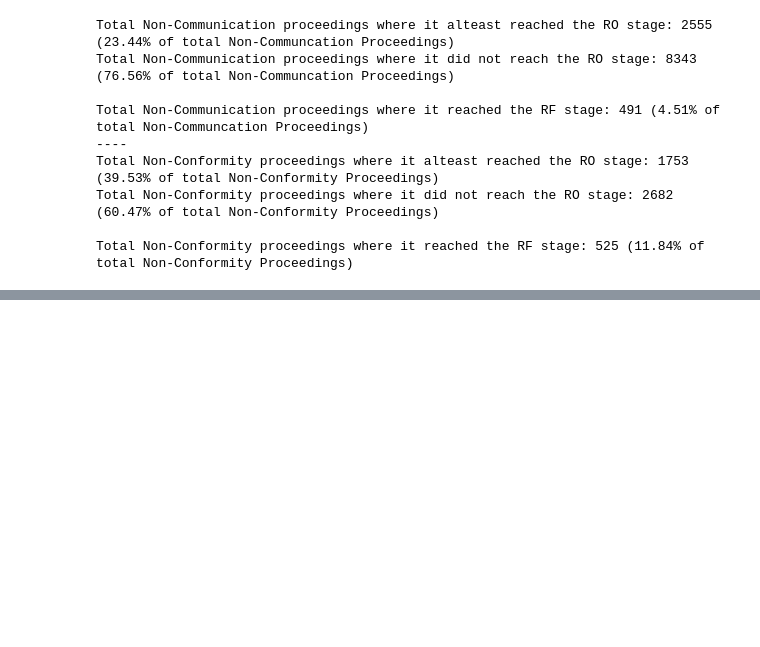
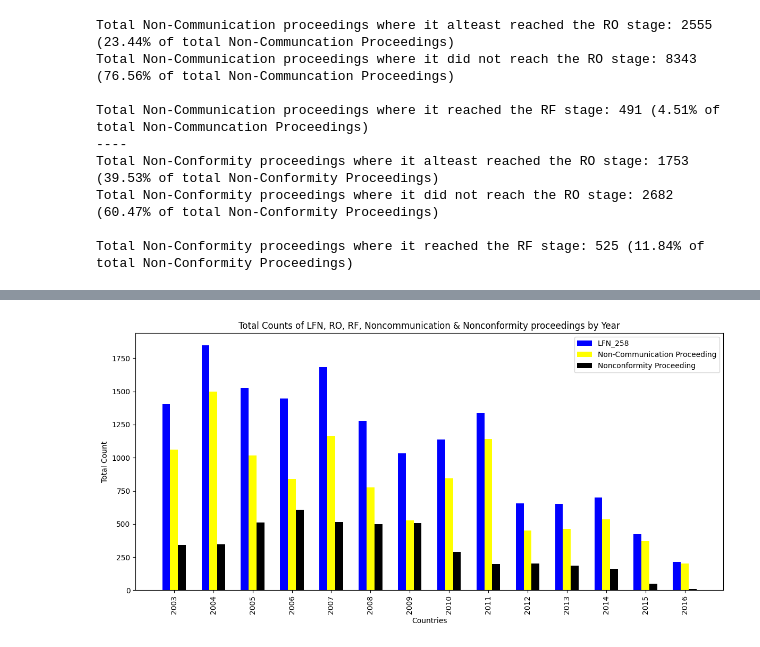
Before and after one commit to DaymudeLab/DissentSelfCensorship, a Jupyter notebook: notes.ipynb, the cells around one changed output, grey strips where cells are left out. Drawn from its saved outputs; the diff is of its cells as text; code cells hidden in the pictures; blank space fills up the shorter version.

```diff
--- a/notes.ipynb
+++ b/notes.ipynb
@@ -578,0 +634,49 @@ Total Non-Conformity proceedings where it reached the RF stage: 525 (11.84% of t
+# %%
+import pandas as pd
+import matplotlib.pyplot as plt
+import numpy as np
+
+data = pd.read_csv('./EU_Data/eucommission.csv')
+
+# Group by member_state
+grouped_data = data.groupby('year').agg({
+    'LFN_258': 'sum',
+    'RO_258': 'sum',
+    'RF_258': 'sum',
+    'incorrect': 'sum'
+}).reset_index()
+
+grouped_data_2 =  data.groupby('year').agg({
+    'incorrect': lambda x: x.eq(0).sum()
+}).reset_index()
+
+plt.figure(figsize=(12, 6))
+
+# Get the countries
+years = grouped_data['year']
+
+lfn_counts = grouped_data['LFN_258']
+ro_counts = grouped_data['RO_258']
+rf_counts = grouped_data['RF_258']
+incorrect_1_counts = grouped_data['incorrect']
+incorrect_0_counts = grouped_data_2['incorrect']
+
+bar_width = 0.2
+x_positions = np.arange(len(years))
+
+# Plot the bars for each category
+plt.bar(x_positions - bar_width, lfn_counts, width=bar_width, label='LFN_258', color='blue')
+plt.bar(x_positions, incorrect_0_counts, width=bar_width, label='Non-Communication Proceeding', color='yellow')
+plt.bar(x_positions + bar_width, incorrect_1_counts, width=bar_width, label='Nonconformity Proceeding', color='black')
+
+
+plt.xticks(x_positions, years, rotation=90)
+
+plt.xlabel('Countries')
+plt.ylabel('Total Count')
+plt.title('Total Counts of LFN, RO, RF, Noncommunication & Nonconformity proceedings by Year')
+plt.legend()
+plt.tight_layout()
+plt.show()
+# %% [output]
+[figure, added]
```
Also changed, not shown: parts of 3 cells of this notebook, 1 other file.
